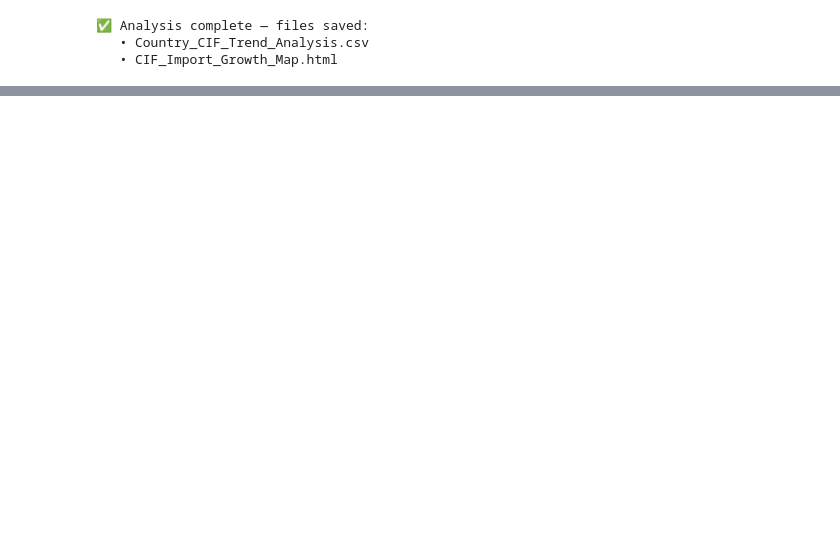
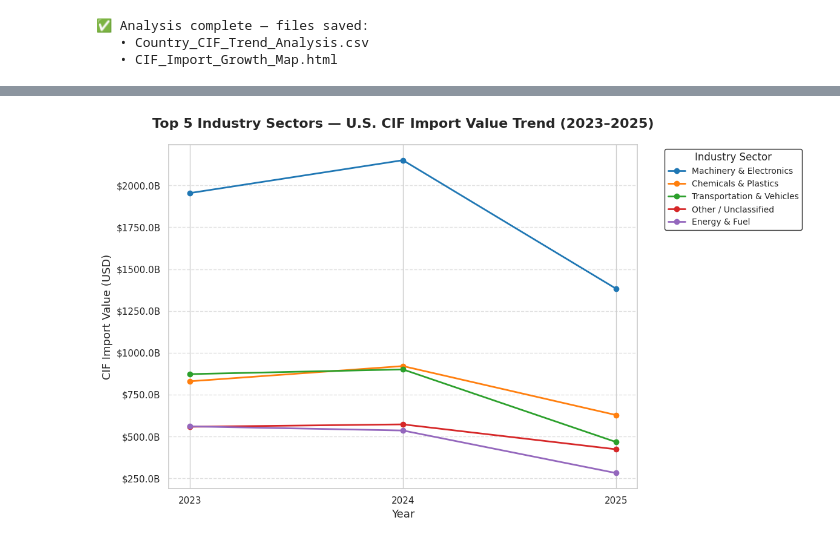
Before and after one commit to utamiu1807/uutami, a Jupyter notebook: Final_EDA1&2_UTAMIipynb.ipynb, the cells around one changed output, grey strips where cells are left out. Saved outputs shown, nothing was run; the diff lists cells and outputs as text; code cells hidden in the pictures; blank space fills up the shorter version.

```diff
--- a/Final_EDA1&2_UTAMIipynb.ipynb
+++ b/Final_EDA1&2_UTAMIipynb.ipynb
@@ -1206,0 +1353,73 @@ print("   • CIF_Import_Growth_Map.html")
+# %%
+import matplotlib.pyplot as plt
+import seaborn as sns
+import pandas as pd
+import matplotlib.ticker as mticker
+import numpy as np
+
+# Aggregate CIF imports by Industry and Year
+# Melt pivot_df to long format first
+industry_year_trend = pivot_df.melt(
+    id_vars=["country", "description", "industry_category"],
+    value_vars=[2023, 2024, 2025], # Use integer column names
+    var_name="Year",
+    value_name="CIF_Value"
+).dropna(subset=["CIF_Value"]) # Drop rows with no CIF value
+
+
+industry_year_trend["Year"] = industry_year_trend["Year"].astype(int)
+
+industry_year_trend = industry_year_trend.groupby(["industry_category", "Year"])["CIF_Value"].sum().reset_index()
+
+
+# Calculate total CIF Value for each industry across all years to determine top industries
+industry_totals = industry_year_trend.groupby("industry_category")["CIF_Value"].sum().reset_index()
+
+# Get the top 5 industries based on total CIF Value
+top_5_industries = industry_totals.nlargest(5, "CIF_Value")["industry_category"].tolist()
+
+# Filter the trend data to include only the top 5 industries
+top_5_industry_trend = industry_year_trend[industry_year_trend["industry_category"].isin(top_5_industries)]
+
+# Plot Setup
+sns.set_theme(style="whitegrid")
+plt.figure(figsize=(12, 7))
+
+# Create a color palette for the top 5 industries
+palette = sns.color_palette("tab10", n_colors=len(top_5_industries))
+
+# Plot Each Industry Trend
+for i, industry in enumerate(top_5_industries):
+    subset = top_5_industry_trend[top_5_industry_trend["industry_category"] == industry]
+    plt.plot(
+        subset["Year"], subset["CIF_Value"],
+        marker="o", linewidth=2,
+        label=industry,
+        color=palette[i])
+
+# Format Axis & Labels
+plt.title("Top 5 Industry Sectors — U.S. CIF Import Value Trend (2023–2025)", fontsize=16, weight="bold", pad=20)
+plt.xlabel("Year", fontsize=13)
+plt.ylabel("CIF Import Value (USD)", fontsize=13)
+
+# Convert Y-axis to billions for readability
+formatter = mticker.FuncFormatter(lambda x, pos: f"${x*1e-9:.1f}B")
+plt.gca().yaxis.set_major_formatter(formatter)
+
+# Grid & Legend Improvements
+plt.grid(axis='y', linestyle='--', alpha=0.6)
+plt.xticks(sorted(top_5_industry_trend["Year"].unique()), fontsize=11)
+plt.yticks(fontsize=11)
+
+plt.legend(
+    title="Industry Sector",
+    bbox_to_anchor=(1.05, 1),
+    loc="upper left",
+    fontsize=10,
+    frameon=True,
+    edgecolor="black")
+
+plt.tight_layout()
+plt.show()
+# %% [output]
+[figure, added]
```
Also changed, not shown: parts of 6 cells of this notebook.
